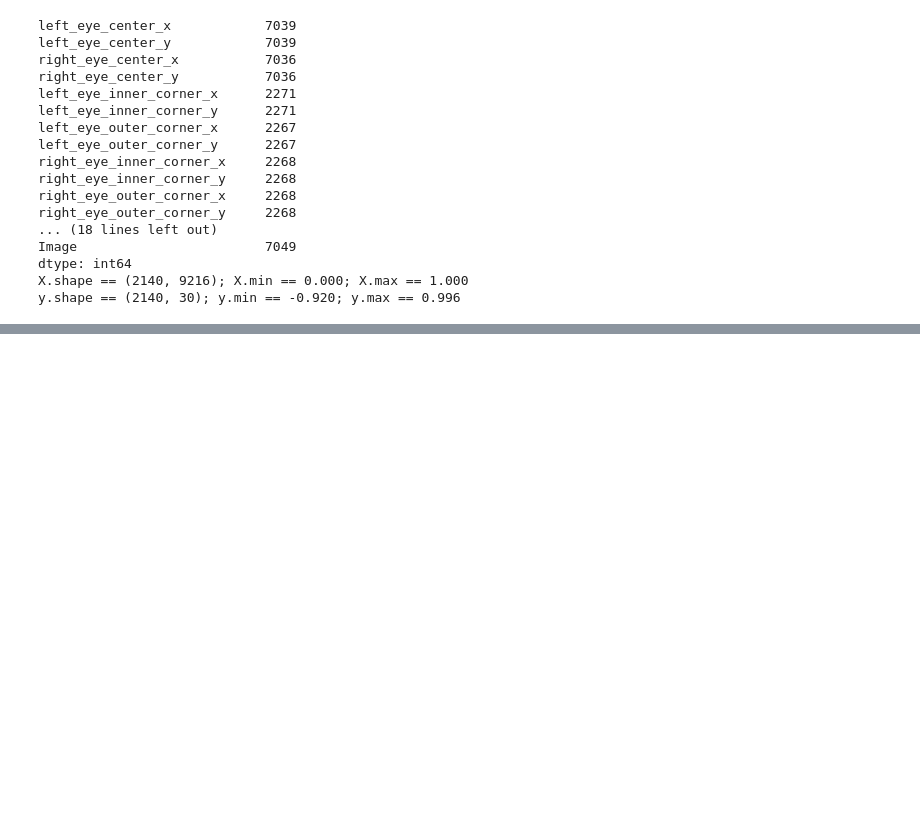
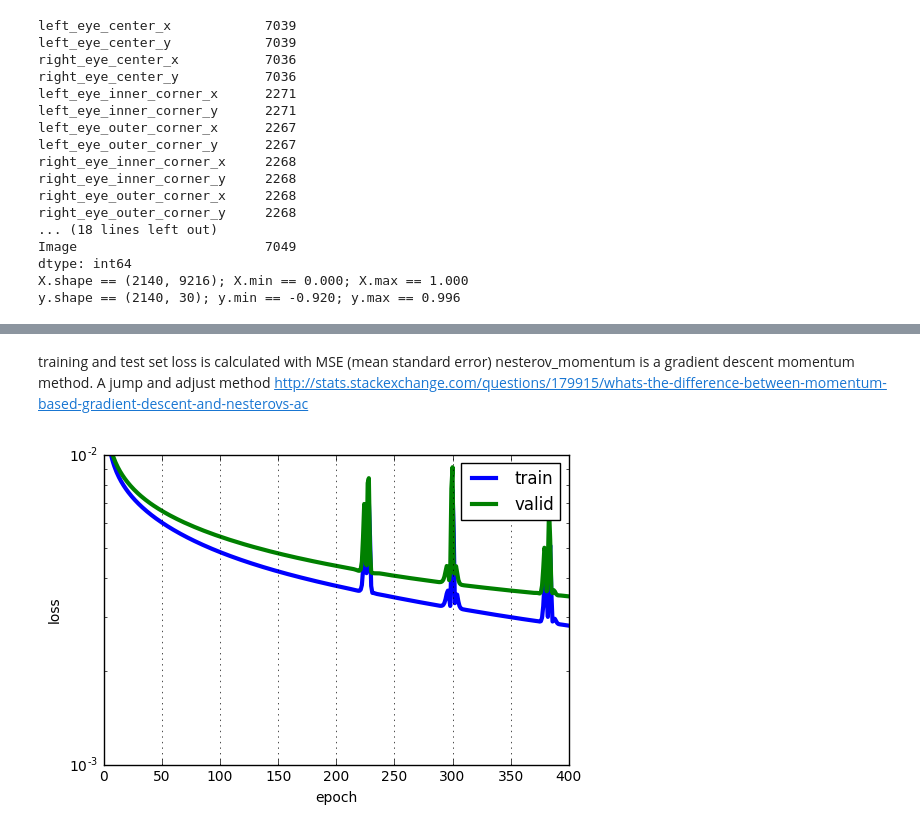
Before and after one commit to tingwenbao/Facial_KeyPoints_Detection, a Jupyter notebook: Baseline_Tingwen/Facial_Keypoints_Detection_Baseline_Tingwen.ipynb, the cells around one changed output, grey strips where cells are left out. Cells and saved outputs as stored; diff of their text form; code cells hidden in the pictures; blank space fills up the shorter version.

```diff
--- a/Baseline_Tingwen/Facial_Keypoints_Detection_Baseline_Tingwen.ipynb
+++ b/Baseline_Tingwen/Facial_Keypoints_Detection_Baseline_Tingwen.ipynb
@@ -6,12 +14,9 @@ import numpy as np
 from pandas.io.parsers import read_csv
 from sklearn.utils import shuffle
 
-
-#FTRAIN = '~/data/kaggle-facial-keypoint-detection/training.csv'
-#FTEST = '~/data/kaggle-facial-keypoint-detection/test.csv'
-
-FTRAIN = '~/training.csv'
-FTEST = '~/test.csv'
+# change the directory to where you put the datasets
+FTRAIN = '~/Facial_KeyPoints_Detection/training.csv'
+FTEST = '~/Facial_KeyPoints_Detection/test.csv'
 
 
 def load(test=False, cols=None):
@@ -139,0 +147,21 @@ NeuralNet(X_tensor_type=None,
+# %% [markdown]
+training and test set loss is calculated with MSE (mean standard error)
+nesterov_momentum is a gradient descent momentum method. A jump and adjust method
+http://stats.stackexchange.com/questions/179915/whats-the-difference-between-momentum-based-gradient-descent-and-nesterovs-ac
+# %%
+# plot the loss of both training and test dataset
+import matplotlib.pyplot as pyplot
+
+train_loss = np.array([i["train_loss"] for i in net1.train_history_])
+valid_loss = np.array([i["valid_loss"] for i in net1.train_history_])
+pyplot.plot(train_loss, linewidth=3, label="train")
+pyplot.plot(valid_loss, linewidth=3, label="valid")
+pyplot.grid()
+pyplot.legend()
+pyplot.xlabel("epoch")
+pyplot.ylabel("loss")
+pyplot.ylim(1e-3, 1e-2)
+pyplot.yscale("log")
+pyplot.show()
+# %% [output]
+[figure, added]
```
Also changed, not shown: parts of 21 cells of this notebook, 1 other file.
